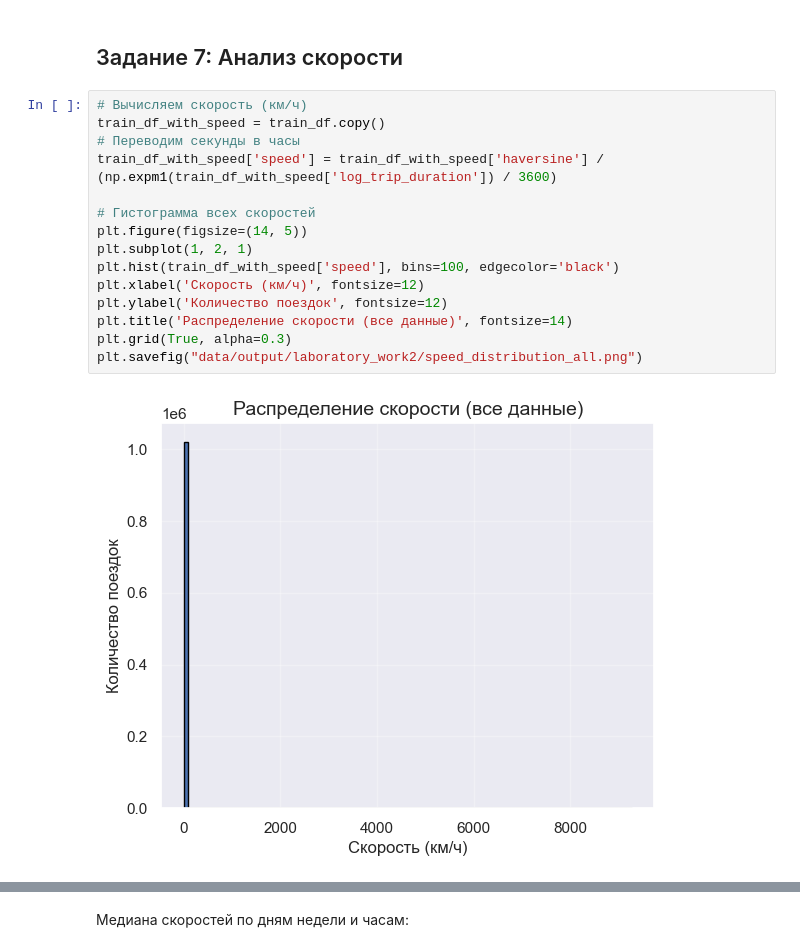
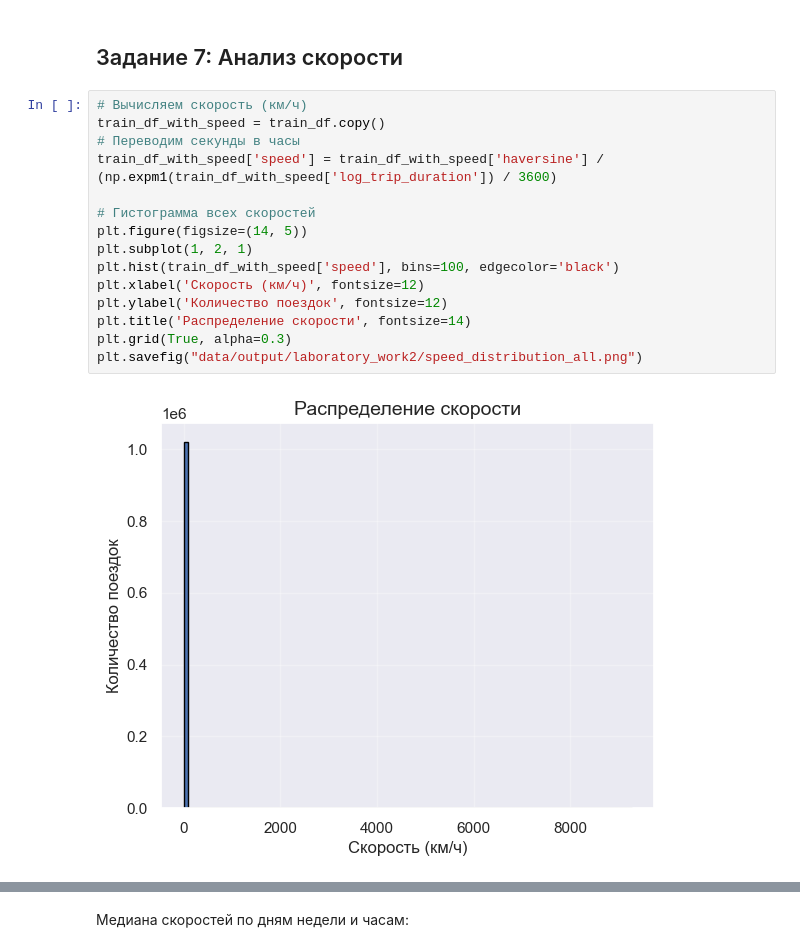
Before and after one commit to damakalshchikov/machine-learning, a Jupyter notebook: laboratory_work2.ipynb, the cells around one changed output, grey strips where cells are left out. Drawn from its saved outputs; the diff is of its cells as text.

```diff
--- a/laboratory_work2.ipynb
+++ b/laboratory_work2.ipynb
@@ -611,18 +611,18 @@ assert train_df['log_haversine'].corr(train_df['log_trip_duration']) > train_df[
 # %%
 # Вычисляем скорость (км/ч)
 train_df_with_speed = train_df.copy()
 # Переводим секунды в часы
 train_df_with_speed['speed'] = train_df_with_speed['haversine'] / (np.expm1(train_df_with_speed['log_trip_duration']) / 3600)
 
 # Гистограмма всех скоростей
 plt.figure(figsize=(14, 5))
 plt.subplot(1, 2, 1)
 plt.hist(train_df_with_speed['speed'], bins=100, edgecolor='black')
 plt.xlabel('Скорость (км/ч)', fontsize=12)
 plt.ylabel('Количество поездок', fontsize=12)
-plt.title('Распределение скорости (все данные)', fontsize=14)
+plt.title('Распределение скорости', fontsize=14)
 plt.grid(True, alpha=0.3)
 plt.savefig("data/output/laboratory_work2/speed_distribution_all.png")
 # %% [output]
-[figure, old version]
+[figure, new version]
 # %%
```
Also changed, not shown: parts of 27 cells of this notebook.
